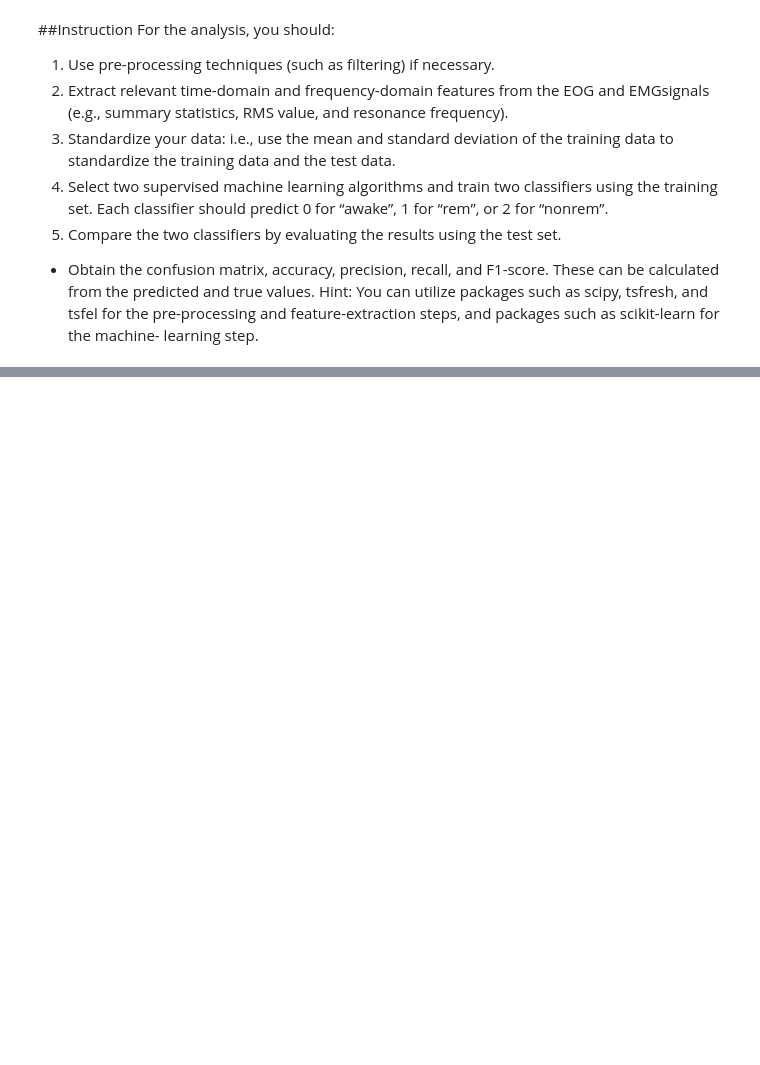
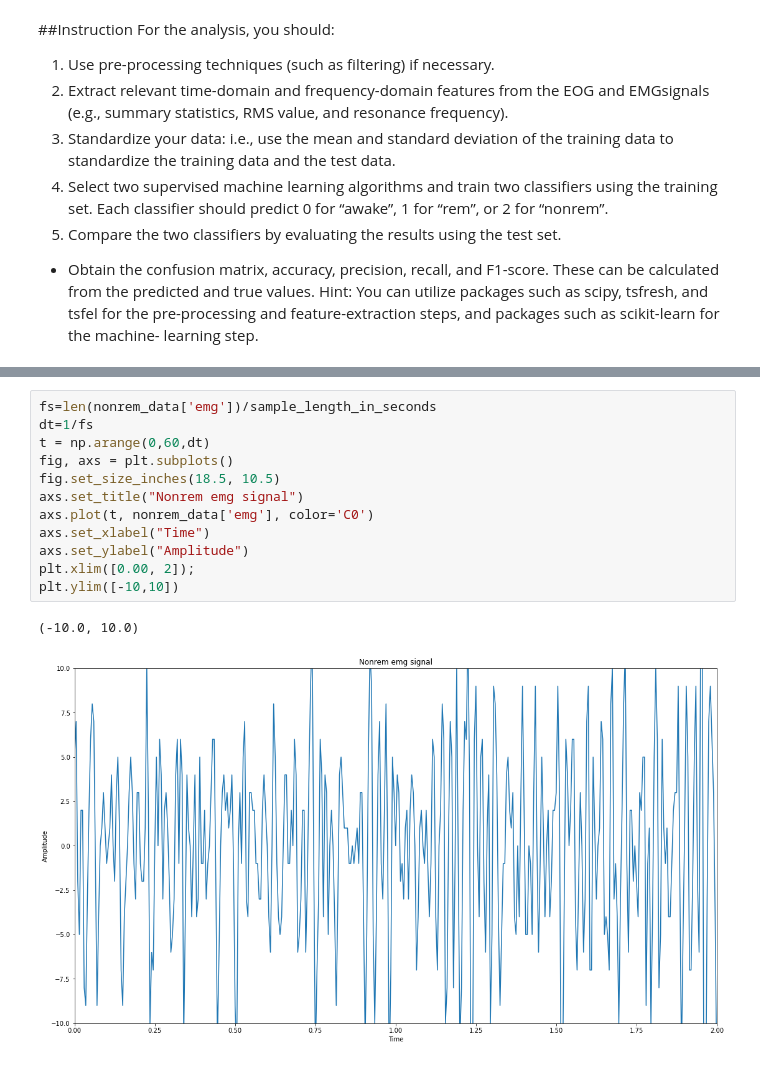
Before and after one commit to aerehn/DTEK0086, a Jupyter notebook: App5_Sleep_stage_classification_using_electromyography_and_electro_oculography_.ipynb, the cells around one changed output, grey strips where cells are left out. Drawn from its saved outputs; the diff is of its cells as text; blank space fills up the shorter version.

```diff
--- a/App5_Sleep_stage_classification_using_electromyography_and_electro_oculography_.ipynb
+++ b/App5_Sleep_stage_classification_using_electromyography_and_electro_oculography_.ipynb
@@ -184,0 +260,15 @@ import pandas
+# %%
+fs=len(nonrem_data['emg'])/sample_length_in_seconds
+dt=1/fs
+t = np.arange(0,60,dt)
+fig, axs = plt.subplots()
+fig.set_size_inches(18.5, 10.5)
+axs.set_title("Nonrem emg signal")
+axs.plot(t, nonrem_data['emg'], color='C0')
+axs.set_xlabel("Time")
+axs.set_ylabel("Amplitude")
+plt.xlim([0.00, 2]);
+plt.ylim([-10,10])
+# %% [output]
+(-10.0, 10.0)
+[figure, added]
```
Also changed, not shown: parts of 11 cells of this notebook.
